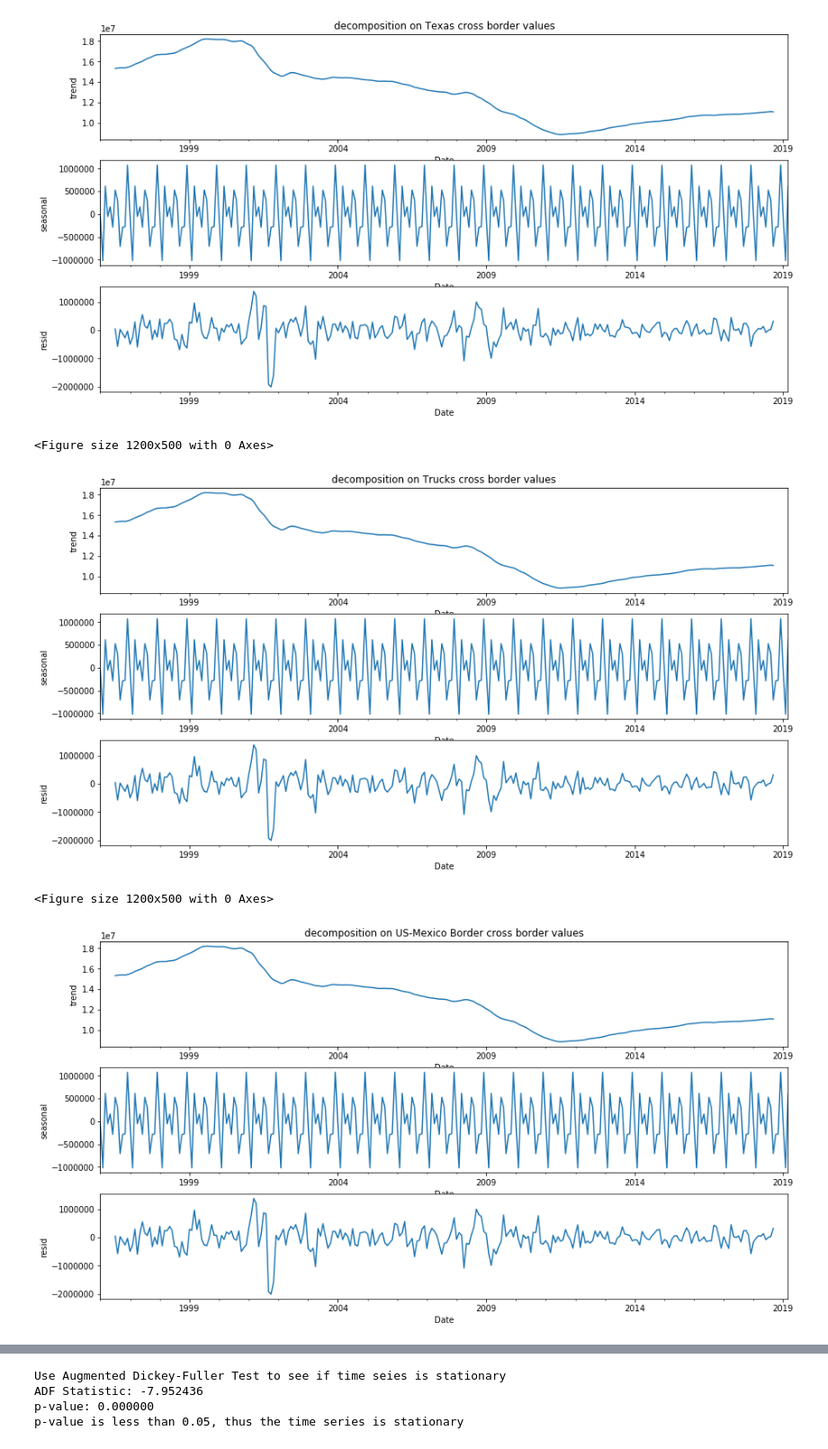
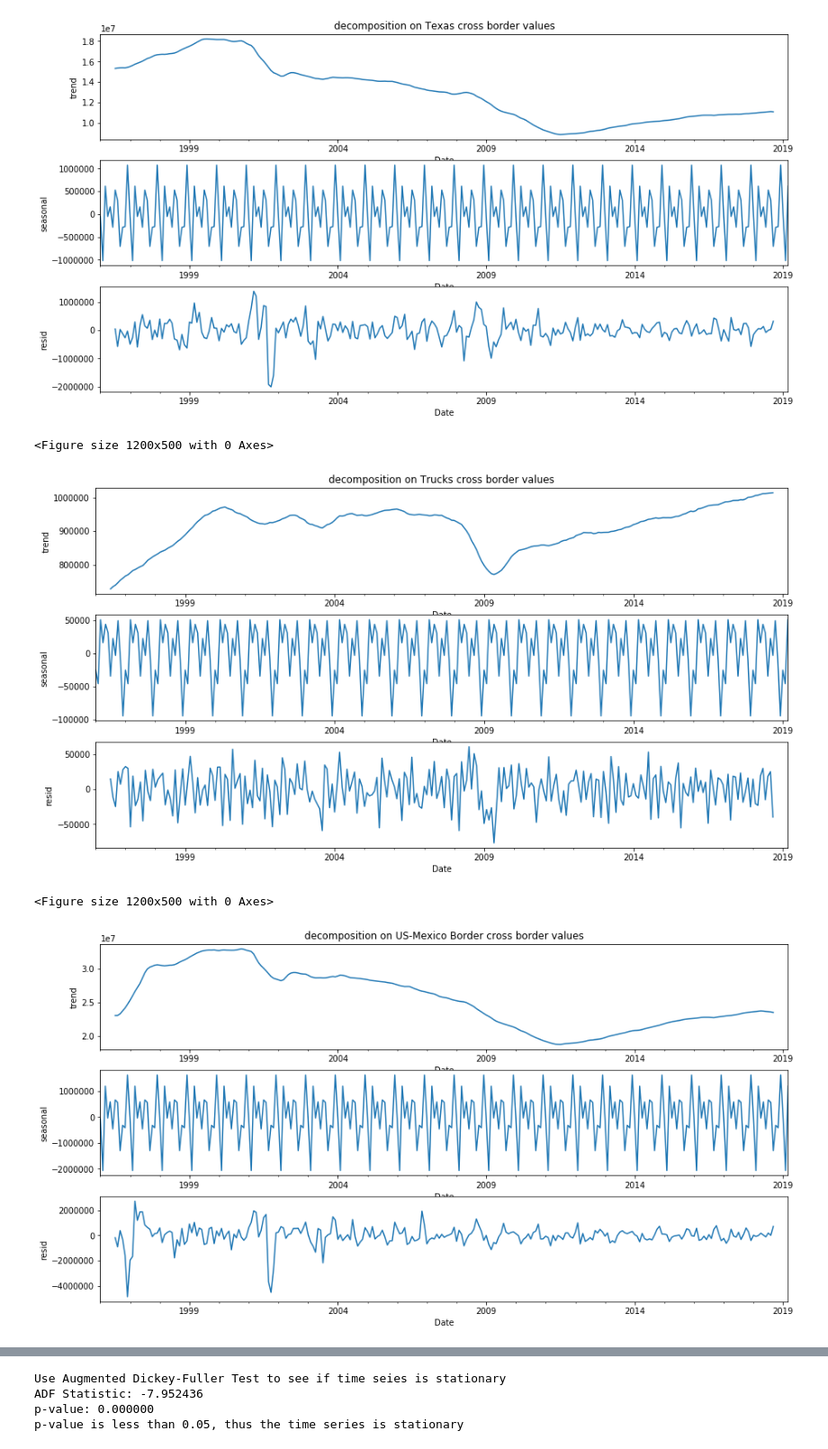
Before and after one commit to dynamic-duo-data-science/dynamicduo, a Jupyter notebook: notebooks/Time_Series_Modeling.ipynb, the cells around one changed output, grey strips where cells are left out. Shown at 90% size. Cells and saved outputs as stored; diff of their text form; code cells hidden in the pictures.

```diff
--- a/notebooks/Time_Series_Modeling.ipynb
+++ b/notebooks/Time_Series_Modeling.ipynb
@@ -70,17 +70,17 @@ Decomposition
 <Figure size 1200x500 with 0 Axes>
 [figure]
 # %%
-df_partial = df[(df['Measure'] == 'Trucks')]
-data = agg_monthly_value(df_partial)
-decompose_df(data_texas, 'Trucks')
+df_trucks = df[(df['Measure'] == 'Trucks')]
+data_trucks = agg_monthly_value(df_trucks)
+decompose_df(data_trucks, 'Trucks')
 
-df_partial = df[(df['Border'] == 'US-Mexico Border')]
-data = agg_monthly_value(df_partial)
-decompose_df(data_texas, 'US-Mexico Border')
+df_us_mx = df[(df['Border'] == 'US-Mexico Border')]
+data_us_mx = agg_monthly_value(df_us_mx)
+decompose_df(data_us_mx, 'US-Mexico Border')
 # %% [output]
 <Figure size 1200x500 with 0 Axes>
-[figure, old version]
+[figure, new version]
 <Figure size 1200x500 with 0 Axes>
-[figure, old version]
+[figure, new version]
 # %%
 df_alaska = df[(df['State'] == 'Alaska')]
```
Also changed, not shown: parts of 9 cells of this notebook, 1 other file.
